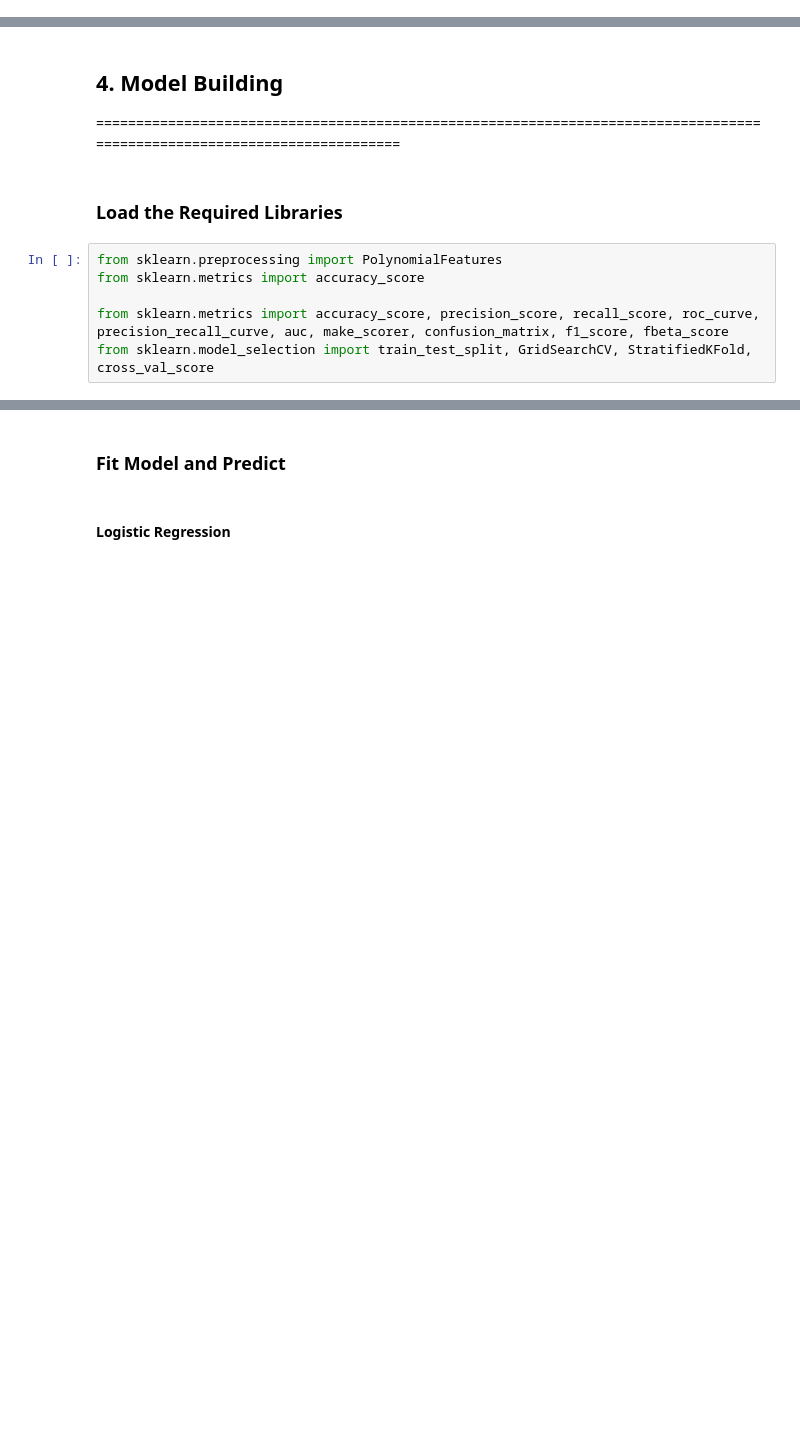
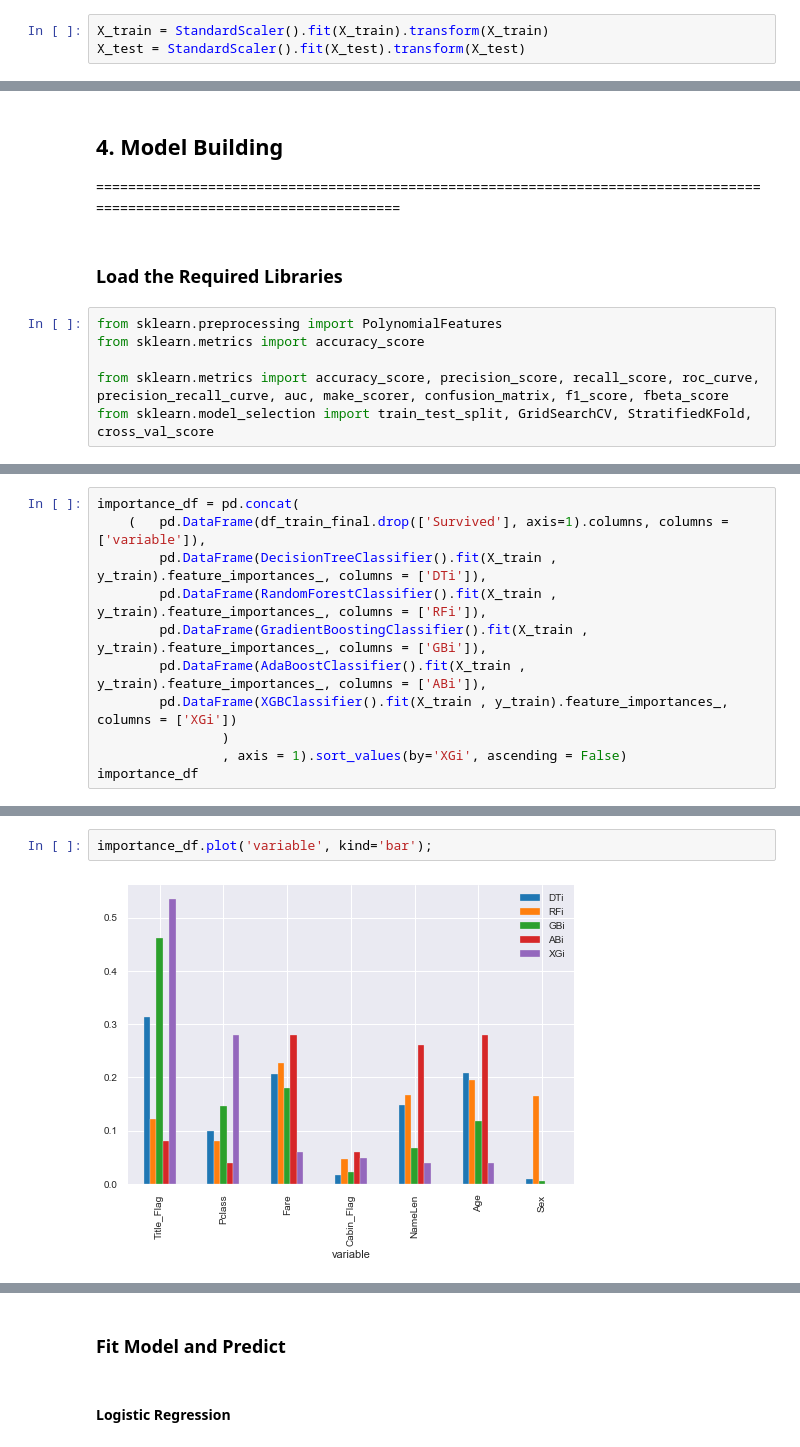
Before and after one commit to do2blehelix/kaggle, a Jupyter notebook: titanic/Pytanic.ipynb, the cells around one changed output, grey strips where cells are left out. Cells and saved outputs as stored; diff of their text form; blank space fills up the shorter version.

```diff
--- a/titanic/Pytanic.ipynb
+++ b/titanic/Pytanic.ipynb
@@ -822,3 +829,6 @@ print(y_test.shape)
+# %%
+X_train = StandardScaler().fit(X_train).transform(X_train)
+X_test = StandardScaler().fit(X_test).transform(X_test)
 # %% [markdown]
 ---
 # %% [markdown]
@@ -834,0 +847,11 @@ from sklearn.model_selection import train_test_split, GridSearchCV, StratifiedKF
+# %%
+importance_df = pd.concat(
+    (   pd.DataFrame(df_train_final.drop(['Survived'], axis=1).columns, columns = ['variable']),
+        pd.DataFrame(DecisionTreeClassifier().fit(X_train , y_train).feature_importances_, columns = ['DTi']),
+        pd.DataFrame(RandomForestClassifier().fit(X_train , y_train).feature_importances_, columns = ['RFi']),
+        pd.DataFrame(GradientBoostingClassifier().fit(X_train , y_train).feature_importances_, columns = ['GBi']),
+        pd.DataFrame(AdaBoostClassifier().fit(X_train , y_train).feature_importances_, columns = ['ABi']),
+        pd.DataFrame(XGBClassifier().fit(X_train , y_train).feature_importances_, columns = ['XGi'])
+                )
+                , axis = 1).sort_values(by='XGi', ascending = False)
+importance_df
@@ -834,0 +867,4 @@ from sklearn.model_selection import train_test_split, GridSearchCV, StratifiedKF
+# %%
+importance_df.plot('variable', kind='bar');
+# %% [output]
+[figure, added]
```
Also changed, not shown: parts of 63 cells of this notebook, 1 other file.
